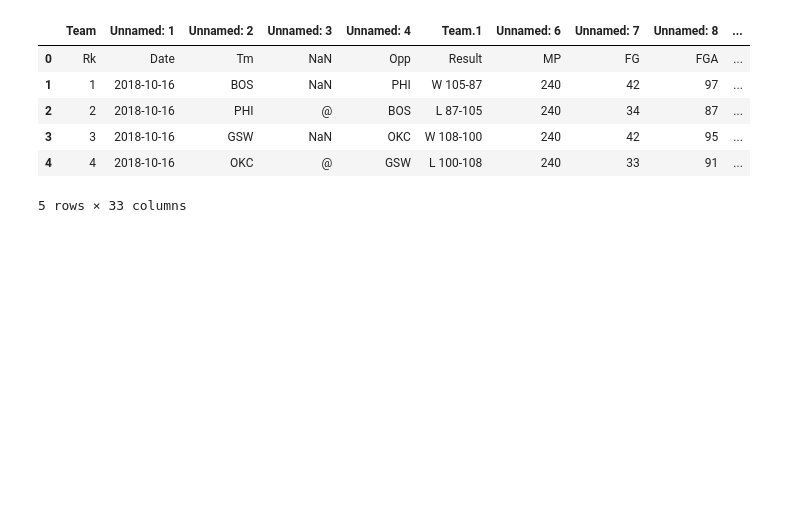
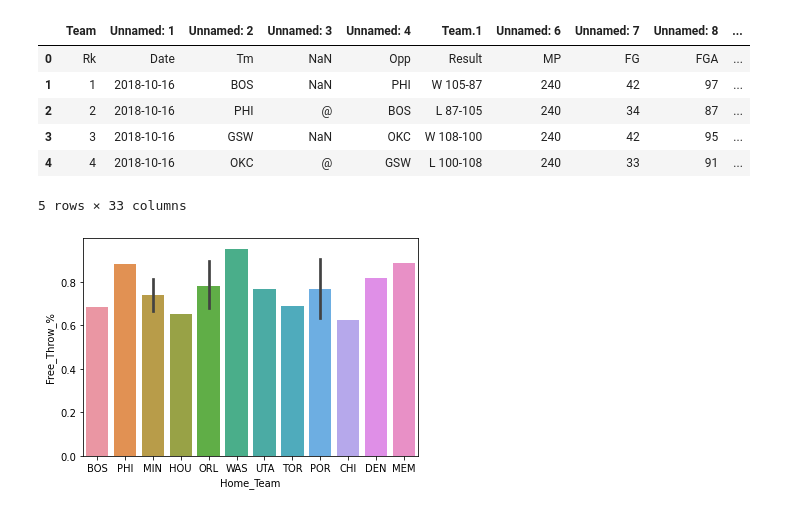
Before and after one commit to dingjamma/LHLFinalProject, a Jupyter notebook: data.ipynb, the cells around one changed output. Saved outputs shown, nothing was run; the diff lists cells and outputs as text; code cells hidden in the pictures; blank space fills up the shorter version.

Commit message:
added more analysis and graph

```diff
--- a/data.ipynb
+++ b/data.ipynb
@@ -19,0 +56,5 @@ df.columns = columnz
+# %%
+#HomeFreeThrow
+ax = sns.barplot(x=df["Home_Team"].sample(16), y=df["Free_Throw_%"])
+# %% [output]
+[figure, added]
```
Also changed, not shown: parts of 14 cells of this notebook.
